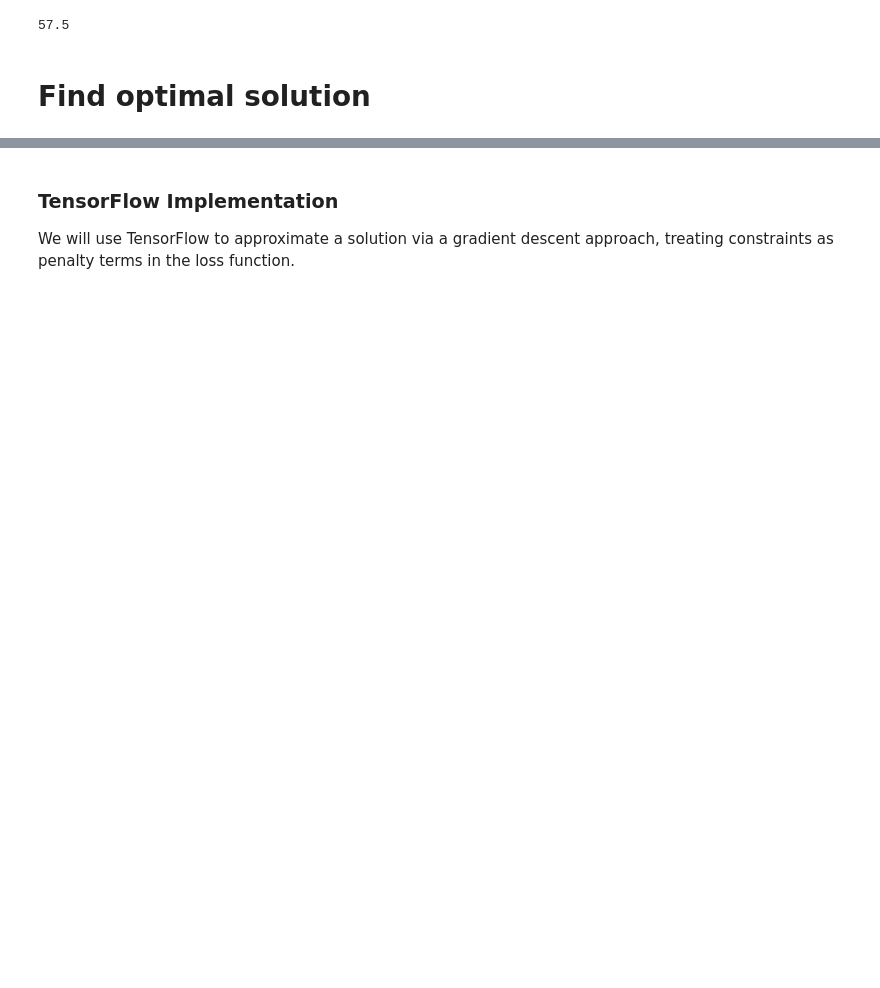
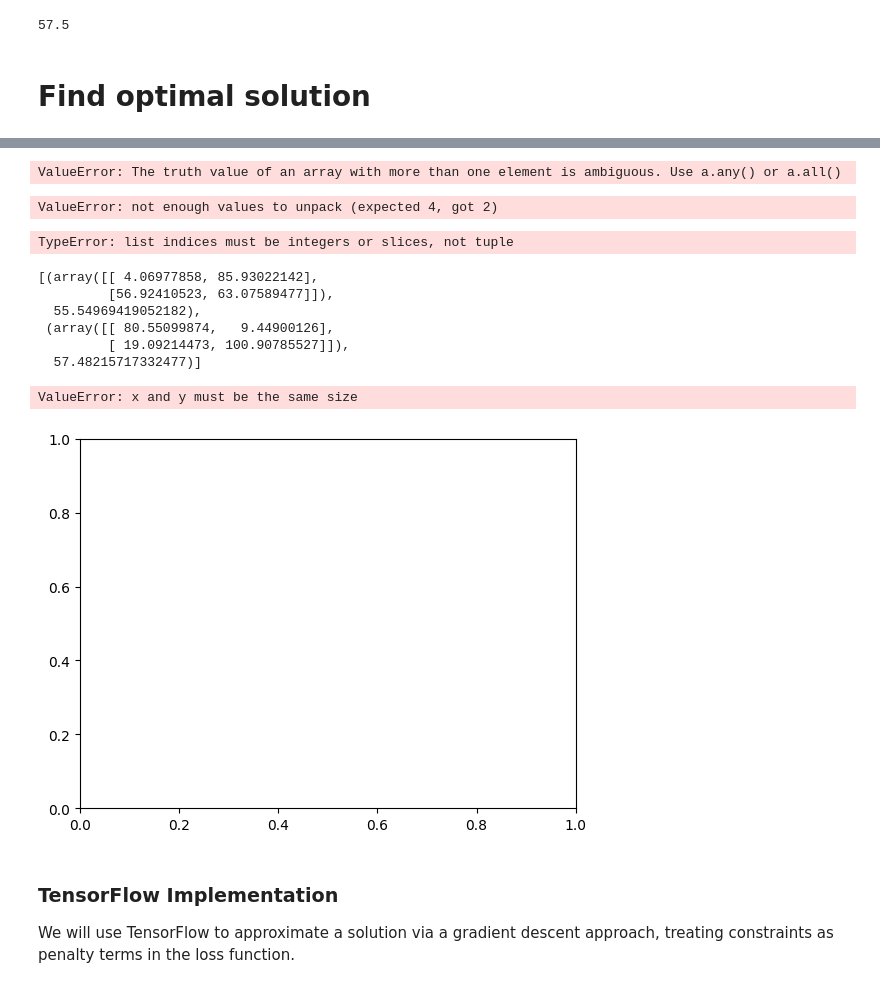
Before and after one commit to marcodigennaro/optimization, a Jupyter notebook: optimization/jupter-notebooks/renewable_energy_flow.ipynb, the cells around one changed output, grey strips where cells are left out. Saved outputs shown, nothing was run; the diff lists cells and outputs as text; code cells hidden in the pictures; blank space fills up the shorter version.

Commit message:
visualization

```diff
--- a/optimization/jupter-notebooks/renewable_energy_flow.ipynb
+++ b/optimization/jupter-notebooks/renewable_energy_flow.ipynb
@@ -130,5 +137,35 @@ solution.x.reshape(x_array.shape)
 # %%
-import numpy as np
-xrange = np.arange(0.4, max(consumer_a.demand, consumer_b.demand, consumer_c.demand), 0.4)
-xrange = list(range(1,6))
-xrange
+solutions = []
+for _ in range(100):
+
+    solution = system.generate_one_solution()
+    if solution not in solutions:
+        cost = system.cost_function(solution)
+        solutions.append(solution)
+
+solutions
+# %% [output]
+ValueError: The truth value of an array with more than one element is ambiguous. Use a.any() or a.all()
+# %%
+import numpy as np
+
+solutions = []
+costs = []
+solution_hashes = set()  # To store hashes of arrays for quick membership checks
+cost_min, cost_max = 1e3, -1e3
+
+for _ in range(1000):
+    solution = system.generate_one_solution()
+    solution_tuple = tuple(map(tuple, solution))  # Convert array to a tuple of tuples
+
+    if solution_tuple not in solution_hashes:
+        cost = system.cost_function(solution)
+        if cost < cost_min:
+            cost_min = cost
+        if cost > cost_max:
+            cost_max = cost
+        solutions.append(solution)
+        costs.append(cost)
+        solution_hashes.add(solution_tuple)  # Store the hashable version
+    else:
+        print('Solution already present')
@@ -135,3 +185,31 @@ xrange
+# %%
+for (solution, cost) in solutions:
+    xw, xs, yw, wx = solution.flatten()
+
+    plt.scatter(xw, yw)
+# %% [output]
+ValueError: not enough values to unpack (expected 4, got 2)
+# %%
+solutions[:,:][0]
+# %% [output]
+TypeError: list indices must be integers or slices, not tuple
+# %%
+solutions[:2][:]
+# %% [output]
+[(array([[ 4.06977858, 85.93022142],
+         [56.92410523, 63.07589477]]),
+  55.54969419052182),
+ (array([[ 80.55099874,   9.44900126],
+         [ 19.09214473, 100.90785527]]),
+  57.48215717332477)]
+# %%
+plt.scatter(
+    solutions[0][0],
+    solutions[0][1],
+    c=solutions[1], cmap='viridis')  # Use 'c' for color mapping
+# %% [output]
+ValueError: x and y must be the same size
+[figure, added]
 # %%
 import numpy as np
 
```
Also changed, not shown: parts of 7 cells of this notebook, 1 other file.
